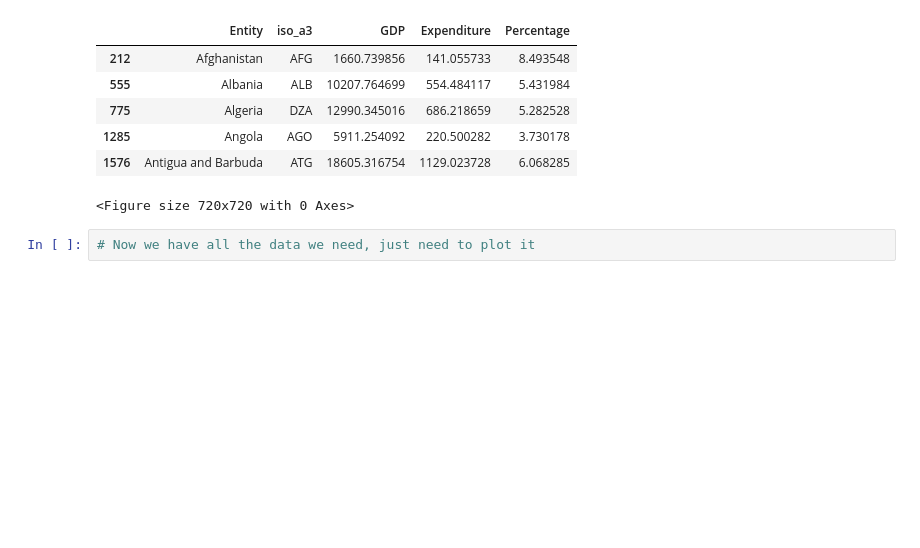
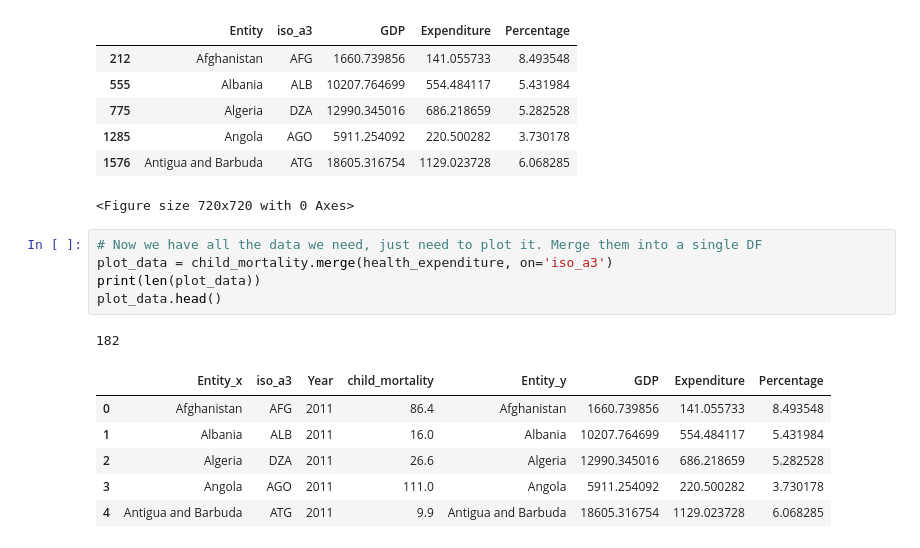
Before and after one commit to abhijeetknayak/Utilities, a Jupyter notebook: Data-Science/Country-Data/health-expenditure.ipynb, the cells around one changed output. Cells and saved outputs as stored; diff of their text form; blank space fills up the shorter version.

```diff
--- a/Data-Science/Country-Data/health-expenditure.ipynb
+++ b/Data-Science/Country-Data/health-expenditure.ipynb
@@ -316,4 +316,15 @@ health_expenditure.head()
 | 1576 | Antigua and Barbuda | ATG | 18605.316754 | 1129.023728 | 6.068285 |
 <Figure size 720x720 with 0 Axes>
 # %%
-# Now we have all the data we need, just need to plot it
+# Now we have all the data we need, just need to plot it. Merge them into a single DF
+plot_data = child_mortality.merge(health_expenditure, on='iso_a3')
+print(len(plot_data))
+plot_data.head()
+# %% [output]
+182
+|  | Entity_x | iso_a3 | Year | child_mortality | Entity_y | GDP | Expenditure | Percentage |
+| 0 | Afghanistan | AFG | 2011 | 86.4 | Afghanistan | 1660.739856 | 141.055733 | 8.493548 |
+| 1 | Albania | ALB | 2011 | 16.0 | Albania | 10207.764699 | 554.484117 | 5.431984 |
+| 2 | Algeria | DZA | 2011 | 26.6 | Algeria | 12990.345016 | 686.218659 | 5.282528 |
+| 3 | Angola | AGO | 2011 | 111.0 | Angola | 5911.254092 | 220.500282 | 3.730178 |
+| 4 | Antigua and Barbuda | ATG | 2011 | 9.9 | Antigua and Barbuda | 18605.316754 | 1129.023728 | 6.068285 |
```
Also changed, not shown: parts of 3 cells of this notebook.
